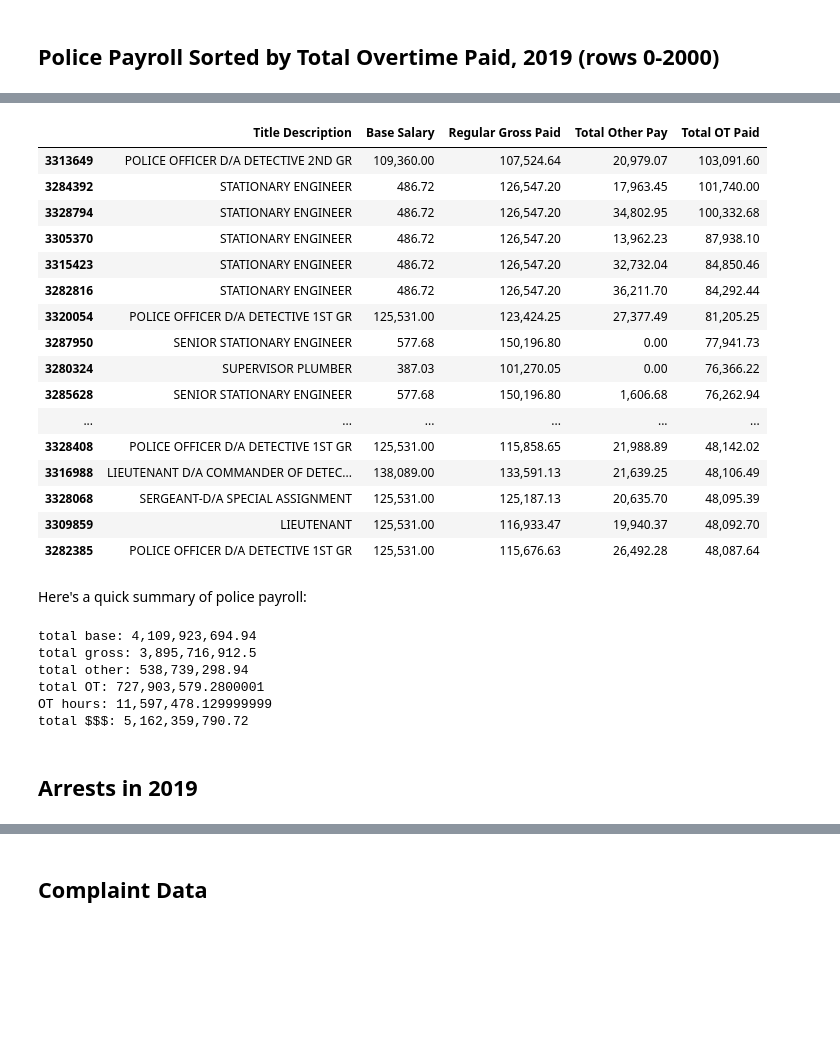
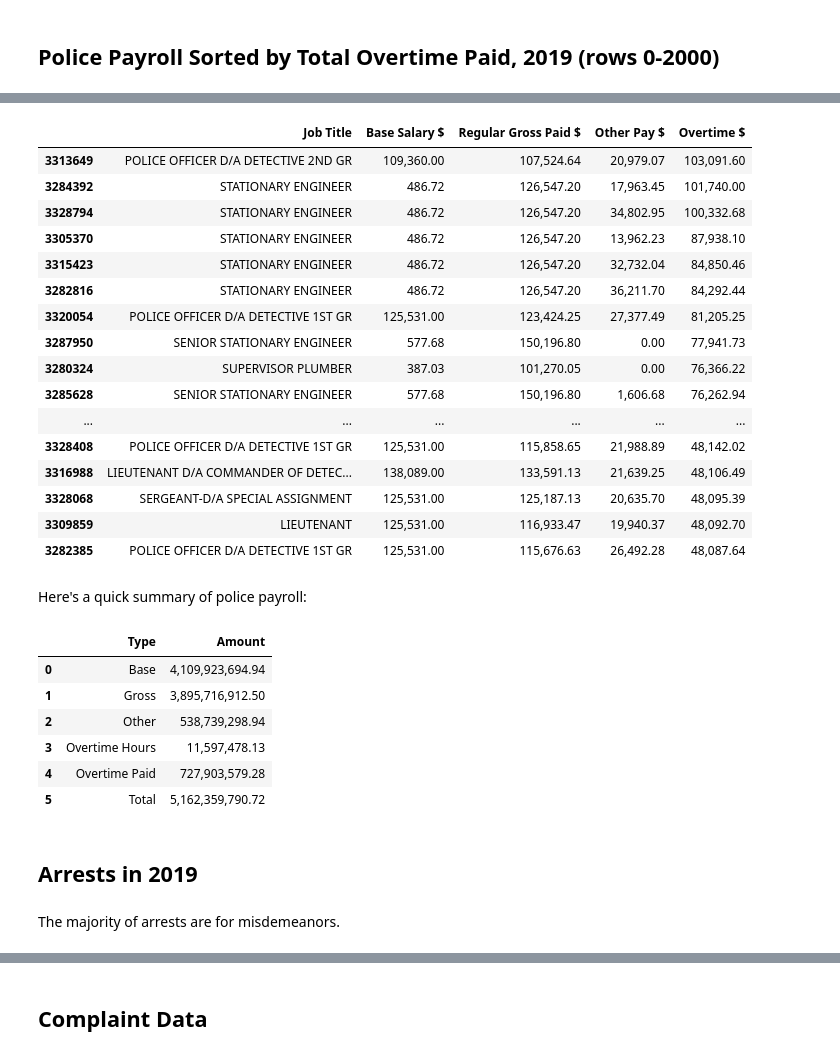
Before and after one commit to antiboredom/notes-on-police-funding, a Jupyter notebook: notes.ipynb, the cells around one changed output, grey strips where cells are left out. Cells and saved outputs as stored; diff of their text form; code cells hidden in the pictures; blank space fills up the shorter version.

```diff
--- a/notes.ipynb
+++ b/notes.ipynb
@@ -16,6 +65,8 @@ Here are the total salaries and overtime wages for all city agencies.
 # %%
-payroll = pd.read_csv("data/Citywide_Payroll_Data__Fiscal_Year_.csv")
-payroll_counts = pd.pivot_table(payroll[payroll["Fiscal Year"]==2019][['Agency Name', 'Base Salary', 'Total OT Paid']], index="Agency Name", aggfunc=np.sum).reset_index()
-payroll_counts["Total"] = payroll_counts["Base Salary"] + payroll_counts["Total OT Paid"]
-payroll_counts.sort_values(by="Total", ascending=False)
+payroll = pd.read_csv("data/Citywide_Payroll_Data__Fiscal_Year_.csv", low_memory=False)
+payroll_counts = pd.pivot_table(payroll[payroll["Fiscal Year"]==2019][['Agency Name', 'Base Salary', 'Regular Gross Paid', 'Total Other Pay', 'Total OT Paid']], index="Agency Name", aggfunc=np.sum).reset_index()
+payroll_counts["Total"] = payroll_counts["Regular Gross Paid"] + payroll_counts["Total OT Paid"] + payroll_counts["Total Other Pay"]
+payroll_counts = payroll_counts.sort_values(by="Total", ascending=False)
+payroll_counts.columns = ["Agency Name", "Base Salary $", "Regular Gross Paid $", "Other Pay $", "Overtime $", "Total"]
+Display(payroll_counts)
 # %% [output]
@@ -53,7 +99,11 @@ It's interesting to look at police payments, here sorted by individual total ove
 # %%
-cop_payroll[['Title Description', 'Base Salary', 'Regular Gross Paid', 'Total Other Pay', 'Total OT Paid']].sort_values(by="Total OT Paid", ascending=False)[0:2000]
+cop_payroll = payroll[payroll["Agency Name"] == "POLICE DEPARTMENT"]
+cop_payroll = cop_payroll[cop_payroll["Fiscal Year"] == 2019]
+top_cops = cop_payroll[['Title Description', 'Base Salary', 'Regular Gross Paid', 'Total Other Pay', 'Total OT Paid']].sort_values(by="Total OT Paid", ascending=False)[0:2000]
+top_cops.columns = ["Job Title", "Base Salary $", "Regular Gross Paid $", "Other Pay $", "Overtime $"]
+Display(top_cops)
 # %% [output]
-|  | Title Description | Base Salary | Regular Gross Paid | Total Other Pay | Total OT Paid |
+|  | Job Title | Base Salary $ | Regular Gross Paid $ | Other Pay $ | Overtime $ |
 | 3313649 | POLICE OFFICER D/A DETECTIVE 2ND GR | 109,360.00 | 107,524.64 | 20,979.07 | 103,091.60 |
 | 3284392 | STATIONARY ENGINEER | 486.72 | 126,547.20 | 17,963.45 | 101,740.00 |
 | 3328794 | STATIONARY ENGINEER | 486.72 | 126,547.20 | 34,802.95 | 100,332.68 |
@@ -72,25 +122,29 @@ cop_payroll[['Title Description', 'Base Salary', 'Regular Gross Paid', 'Total Ot
 | 3282385 | POLICE OFFICER D/A DETECTIVE 1ST GR | 125,531.00 | 115,676.63 | 26,492.28 | 48,087.64 |
 # %% [markdown]
 Here's a quick summary of police payroll:
-# %%
-total_dollars = cop_payroll["Regular Gross Paid"].sum() + cop_payroll["Total Other Pay"].sum() + cop_payroll["Total OT Paid"].sum()
-# total_dollars = cop_payroll["Base Salary"].sum() + cop_payroll["Total OT Paid"].sum()
-
-print("total base:", f'{cop_payroll["Base Salary"].sum():,}')
-print("total gross:", f'{cop_payroll["Regular Gross Paid"].sum():,}')
-print("total other:", f'{cop_payroll["Total Other Pay"].sum():,}')
-print("total OT:", f'{cop_payroll["Total OT Paid"].sum():,}')
-print("OT hours:", f'{cop_payroll["OT Hours"].sum():,}')
-print("total $$$:", f'{total_dollars:,}')
-# %% [output]
-total base: 4,109,923,694.94
-total gross: 3,895,716,912.5
-total other: 538,739,298.94
-total OT: 727,903,579.2800001
-OT hours: 11,597,478.129999999
-total $$$: 5,162,359,790.72
+# %%
+total_dollars = cop_payroll["Regular Gross Paid"].sum() + cop_payroll["Total Other Pay"].sum() + cop_payroll["Total OT Paid"].sum()
+cop_payroll_totals = pd.DataFrame([
+    {"Type": "Base", "Amount": cop_payroll["Base Salary"].sum()},
+    {"Type": "Gross", "Amount": cop_payroll["Regular Gross Paid"].sum()},
+    {"Type": "Other", "Amount": cop_payroll["Total Other Pay"].sum()},
+    {"Type": "Overtime Hours", "Amount": cop_payroll["OT Hours"].sum()},
+    {"Type": "Overtime Paid", "Amount": cop_payroll["Total OT Paid"].sum()},
+    {"Type": "Total", "Amount": total_dollars},
+])
+Display(cop_payroll_totals)
+# %% [output]
+|  | Type | Amount |
+| 0 | Base | 4,109,923,694.94 |
+| 1 | Gross | 3,895,716,912.50 |
+| 2 | Other | 538,739,298.94 |
+| 3 | Overtime Hours | 11,597,478.13 |
+| 4 | Overtime Paid | 727,903,579.28 |
+| 5 | Total | 5,162,359,790.72 |
 # %% [markdown]
 ## Arrests in 2019
+# %% [markdown]
+The majority of arrests are for misdemeanors.
 # %%
 arrest_data = pd.read_csv("data/NYPD_Arrests_Data__Historic_.csv")
 arrests_2019 = arrest_data[arrest_data['ARREST_DATE'].str.contains('2019')]
```
Also changed, not shown: parts of 34 cells of this notebook, 3 other files.
